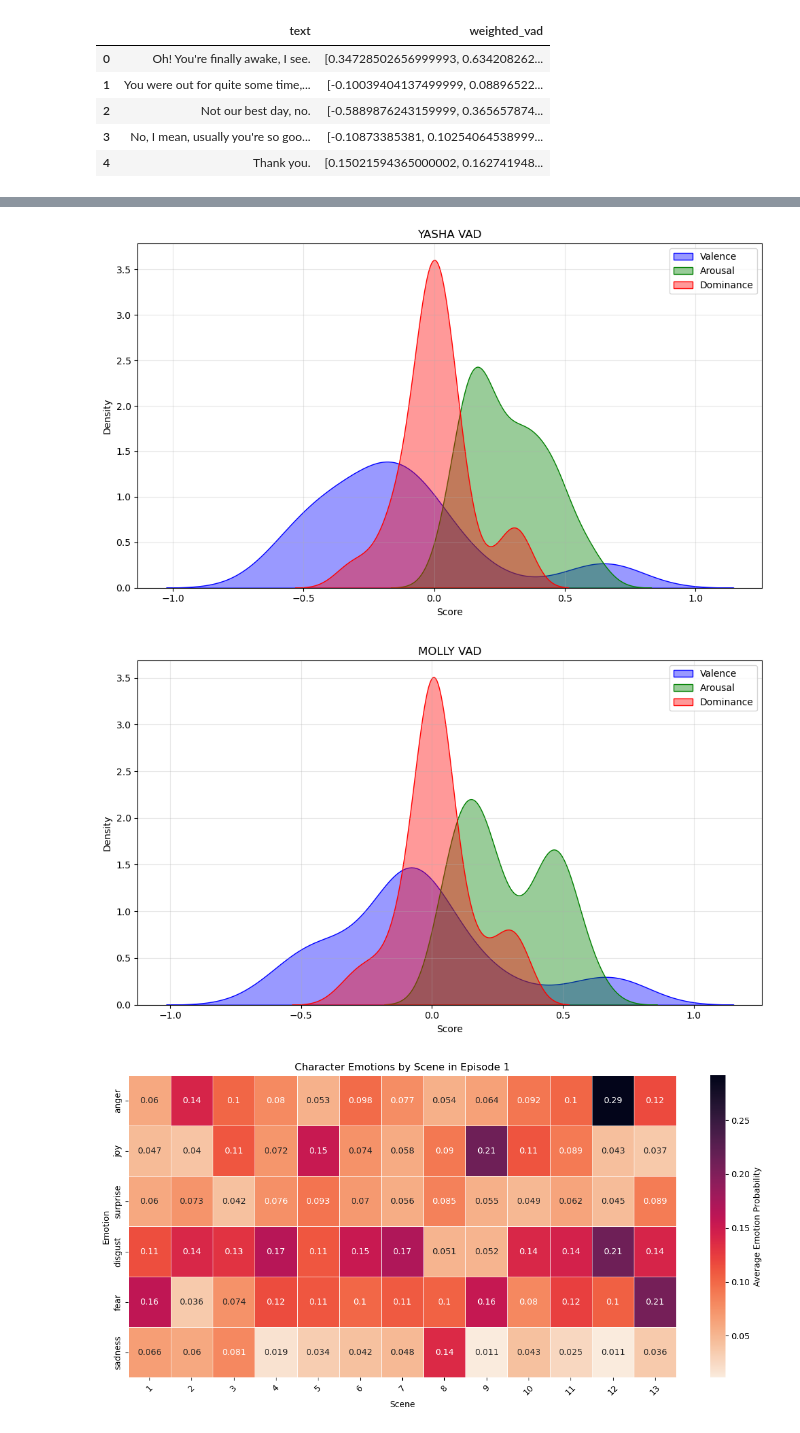
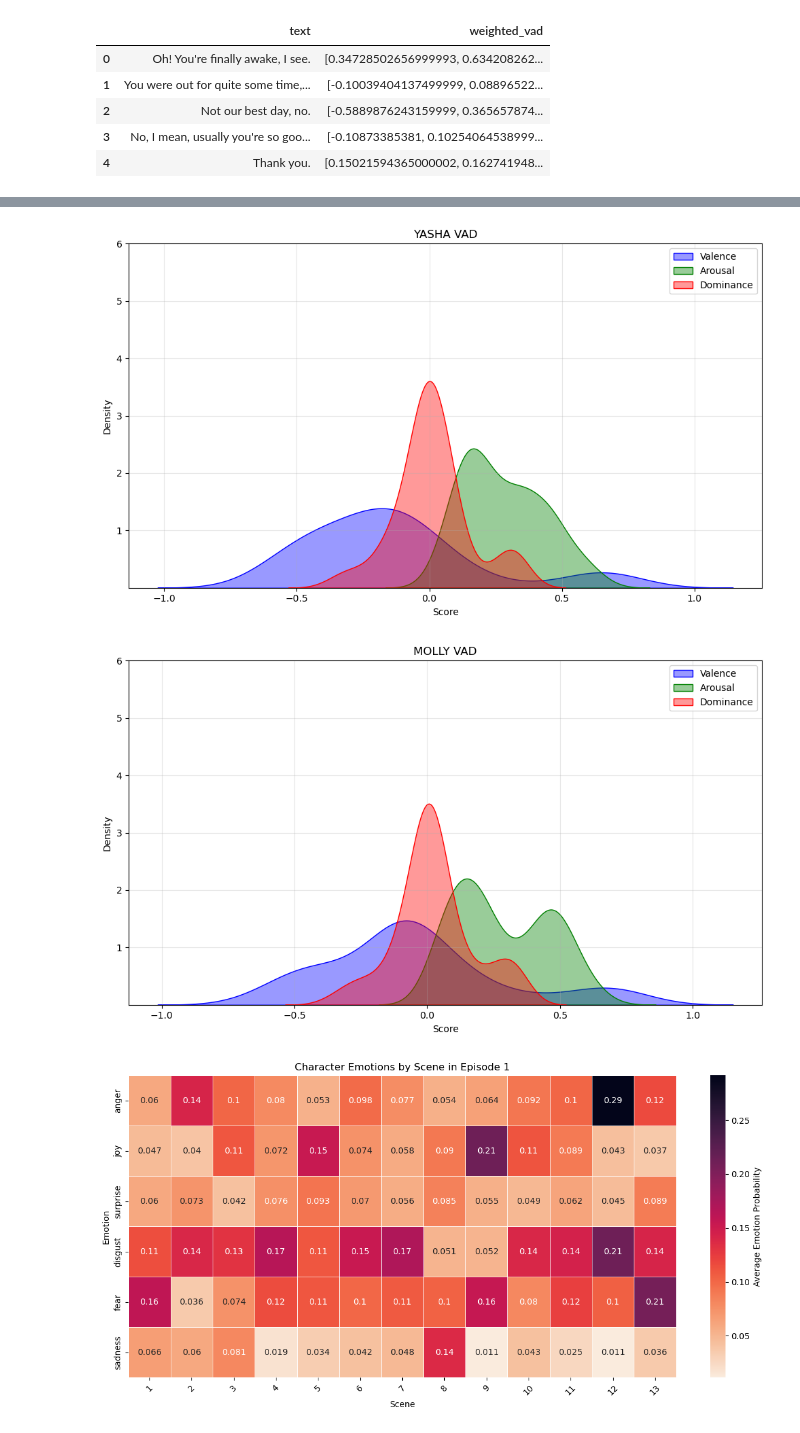
Before and after one commit to hanna-dodd/ttrpg-sentiment, a Jupyter notebook: vadscores.ipynb, the cells around one changed output, grey strips where cells are left out. Saved outputs shown, nothing was run; the diff lists cells and outputs as text; code cells hidden in the pictures.

```diff
--- a/vadscores.ipynb
+++ b/vadscores.ipynb
@@ -181,6 +186,7 @@ sns.kdeplot(arousal, label="Arousal", color="green", fill=True, alpha=0.4)
 sns.kdeplot(dominance, label="Dominance", color="red", fill=True, alpha=0.4)
 
 plt.xlabel("Score")
+plt.yticks(ticks=[1, 2, 3, 4, 5, 6])
 plt.ylabel("Density")
 plt.title("YASHA VAD")
 plt.legend()
@@ -189,31 +195,32 @@ plt.tight_layout()
 
 plt.savefig("figures/yasha_VAD.png")
 # %% [output]
-[figure, old version]
+[figure, new version]
 # %%
 # MOLLY
 molly_data = df[df["Character"] == "MOLLY"]
 
 vad_values = np.array(molly_data["weighted_vad"].tolist())
 valence = vad_values[:, 0]
 arousal = vad_values[:, 1]
 dominance = vad_values[:, 2]
 
 plt.figure(figsize=(10, 6))
 sns.kdeplot(valence, label="Valence", color="blue", fill=True, alpha=0.4)
 sns.kdeplot(arousal, label="Arousal", color="green", fill=True, alpha=0.4)
 sns.kdeplot(dominance, label="Dominance", color="red", fill=True, alpha=0.4)
 
 plt.xlabel("Score")
+plt.yticks(ticks=[1, 2, 3, 4, 5, 6])
 plt.ylabel("Density")
 plt.title("MOLLY VAD")
 plt.legend()
 plt.grid(alpha=0.3)
 plt.tight_layout()
 
-#plt.savefig("figures/molly_VAD.png")
+plt.savefig("figures/molly_VAD.png")
 # %% [output]
-[figure, old version]
+[figure, new version]
 # %%
 import numpy as np
 import seaborn as sns
```
Also changed, not shown: parts of 7 cells of this notebook, 7 other files.
